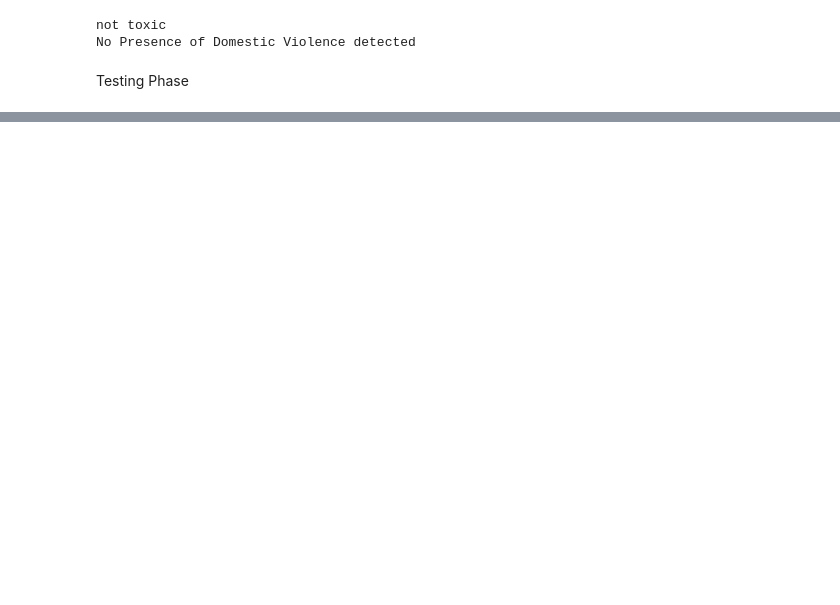
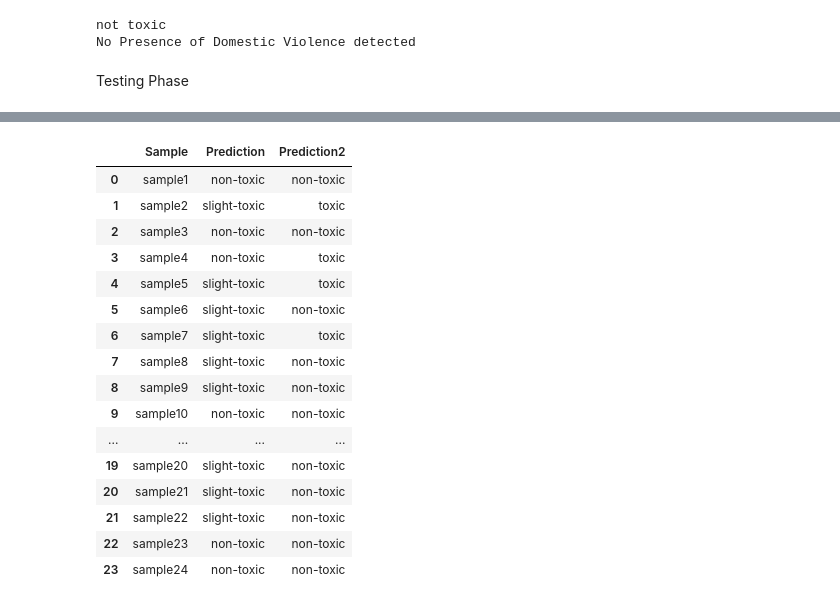
Before and after one commit to RanjitC2000/AudioProcessing, a Jupyter notebook: temp.ipynb, the cells around one changed output, grey strips where cells are left out. Cells and saved outputs as stored; diff of their text form; code cells hidden in the pictures; blank space fills up the shorter version.

```diff
--- a/temp.ipynb
+++ b/temp.ipynb
@@ -659,0 +660,20 @@ bga_op
+# %%
+bga_op
+# %% [output]
+|  | Sample | Prediction | Prediction2 |
+| 0 | sample1 | non-toxic | non-toxic |
+| 1 | sample2 | slight-toxic | toxic |
+| 2 | sample3 | non-toxic | non-toxic |
+| 3 | sample4 | non-toxic | toxic |
+| 4 | sample5 | slight-toxic | toxic |
+| 5 | sample6 | slight-toxic | non-toxic |
+| 6 | sample7 | slight-toxic | toxic |
+| 7 | sample8 | slight-toxic | non-toxic |
+| 8 | sample9 | slight-toxic | non-toxic |
+| 9 | sample10 | non-toxic | non-toxic |
+| ... | ... | ... | ... |
+| 19 | sample20 | slight-toxic | non-toxic |
+| 20 | sample21 | slight-toxic | non-toxic |
+| 21 | sample22 | slight-toxic | non-toxic |
+| 22 | sample23 | non-toxic | non-toxic |
+| 23 | sample24 | non-toxic | non-toxic |
```
Also changed, not shown: parts of 38 cells of this notebook, 3 other files.
